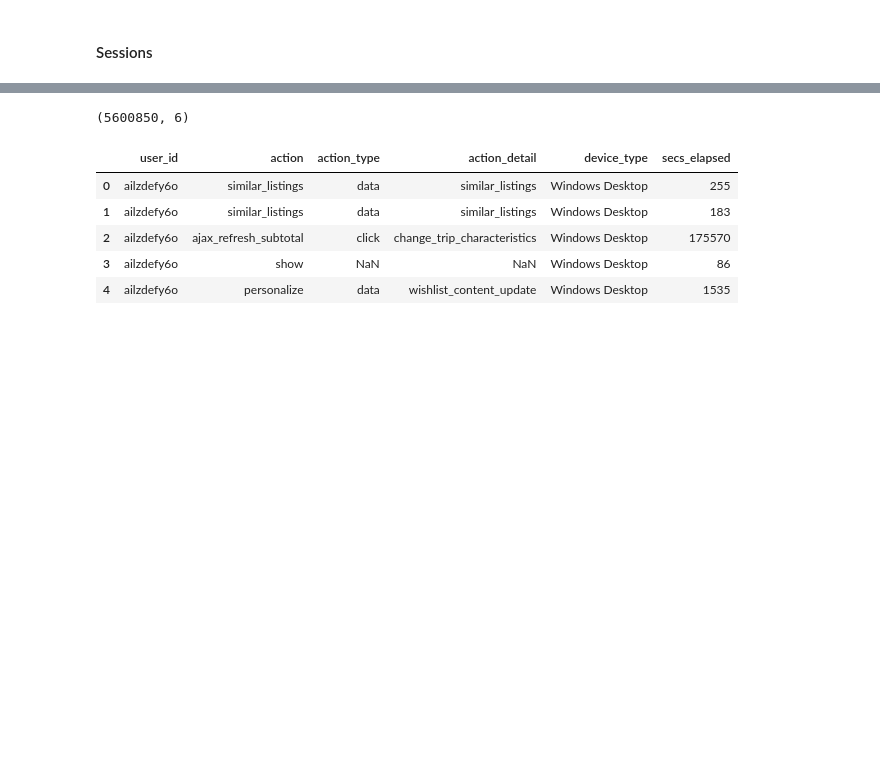
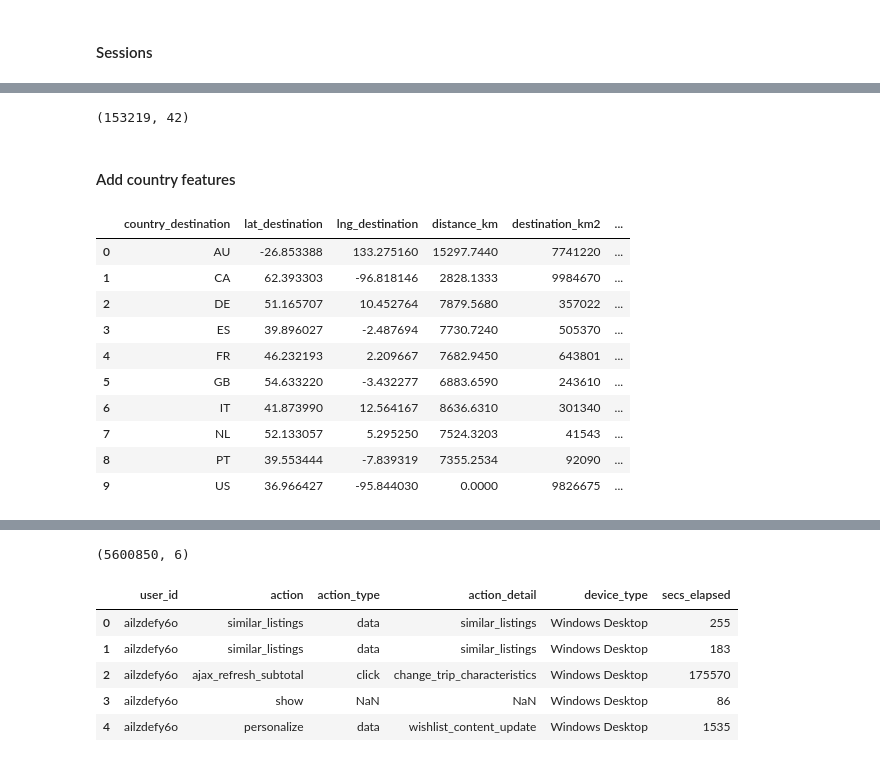
Before and after one commit to bshurick/ischool, a Jupyter notebook: Extras/Kaggle/AirBnB/airbnb.ipynb, the cells around one changed output, grey strips where cells are left out. Drawn from its saved outputs; the diff is of its cells as text; code cells hidden in the pictures; blank space fills up the shorter version.

```diff
--- a/Extras/Kaggle/AirBnB/airbnb.ipynb
+++ b/Extras/Kaggle/AirBnB/airbnb.ipynb
@@ -132,0 +318,29 @@ sessions = pd.read_csv(SESSIONS_FILE)
+# %%
+for c in set(countries['country_destination']):
+    train_set = pd.merge(
+        train_set \
+         , age_buckets \
+         , left_on=['age_merge'+'-'+c] \
+         , right_index=True \
+         , how='outer' \
+         , suffixes=(c,c)
+    )
+    test_set = pd.merge(
+        test_set \
+         , age_buckets \
+         , left_on=['age_merge'+'-'+c] \
+         , right_index=True \
+         , how='outer' \
+         , suffixes=(c,c)
+    )
+    final_test_set = pd.merge(
+        final_test_set \
+         , age_buckets \
+         , left_on=['age_merge'+'-'+c] \
+         , right_index=True \
+         , how='left' \
+         , suffixes=(c,c)
+    )
+print(train_set.shape)
+# %% [output]
+(153219, 42)
@@ -132,0 +370,16 @@ sessions = pd.read_csv(SESSIONS_FILE)
+# %% [markdown]
+#### Add country features
+# %%
+countries
+# %% [output]
+|  | country_destination | lat_destination | lng_destination | distance_km | destination_km2 | ... |
+| 0 | AU | -26.853388 | 133.275160 | 15297.7440 | 7741220 | ... |
+| 1 | CA | 62.393303 | -96.818146 | 2828.1333 | 9984670 | ... |
+| 2 | DE | 51.165707 | 10.452764 | 7879.5680 | 357022 | ... |
+| 3 | ES | 39.896027 | -2.487694 | 7730.7240 | 505370 | ... |
+| 4 | FR | 46.232193 | 2.209667 | 7682.9450 | 643801 | ... |
+| 5 | GB | 54.633220 | -3.432277 | 6883.6590 | 243610 | ... |
+| 6 | IT | 41.873990 | 12.564167 | 8636.6310 | 301340 | ... |
+| 7 | NL | 52.133057 | 5.295250 | 7524.3203 | 41543 | ... |
+| 8 | PT | 39.553444 | -7.839319 | 7355.2534 | 92090 | ... |
+| 9 | US | 36.966427 | -95.844030 | 0.0000 | 9826675 | ... |
```
Also changed, not shown: parts of 92 cells of this notebook, 1 other file.
